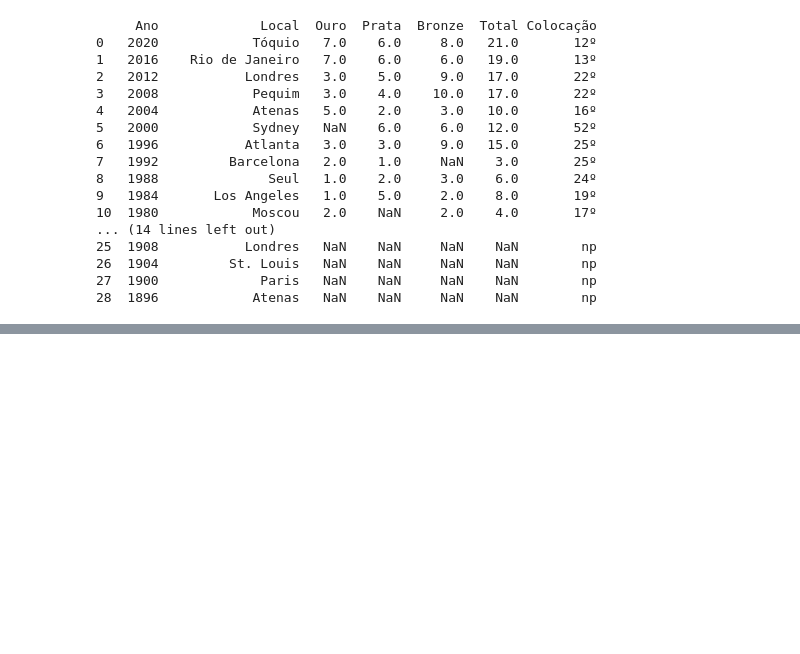
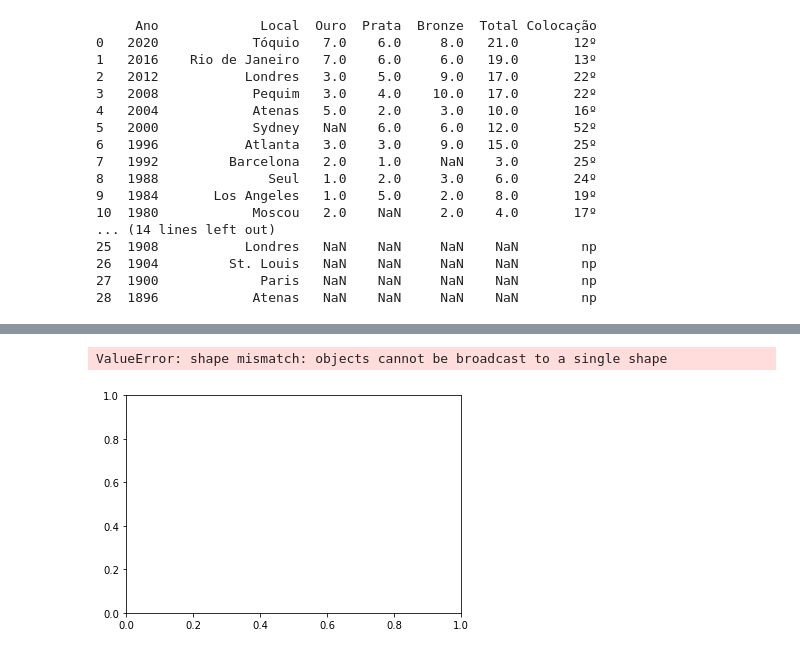
Before and after one commit to brunabellini/Projeto_Olimpiadas, a Jupyter notebook: olimpiada.ipynb, the cells around one changed output, grey strips where cells are left out. Saved outputs shown, nothing was run; the diff lists cells and outputs as text; code cells hidden in the pictures; blank space fills up the shorter version.

```diff
--- a/olimpiada.ipynb
+++ b/olimpiada.ipynb
@@ -76,0 +94,21 @@ df.insert(8, 'Valor repassado as confederações')
+# %%
+import numpy as np
+ouro = np.array((7, 7, 3, 3, 5,0,3,2,1,1,2,0,0,0,0,0,1,1,0,1))
+prata = np.array((6,6,5,4,2,6,3,1,2,5,0,0,0,1,0,0,0,0,0,1))
+bronze =np.array((8,6,9,10,3,6,9,3,0,2,2,2,2,2,1,2,0,2,1,1))
+
+ind = np.arange(3)
+width = 0.35
+
+p1 = plt.bar(ind,ouro, width, color='y')
+p2 = plt.bar(ind, prata, width, color='silver')
+p3 = plt.bar(ind, bronze, width, color='peru')
+
+plt.ylabel('Medalhas')
+plt.title('Tipos de medalhas')
+#plt.yticks(np.arange(0,81,10))
+plt.legend((p1[0], p2[0], p3[0]), ('Ouro', 'Prata', "Bronze"))
+plt.show()
+# %% [output]
+ValueError: shape mismatch: objects cannot be broadcast to a single shape
+[figure, added]
```
Also changed, not shown: parts of 12 cells of this notebook, 2 other files.
